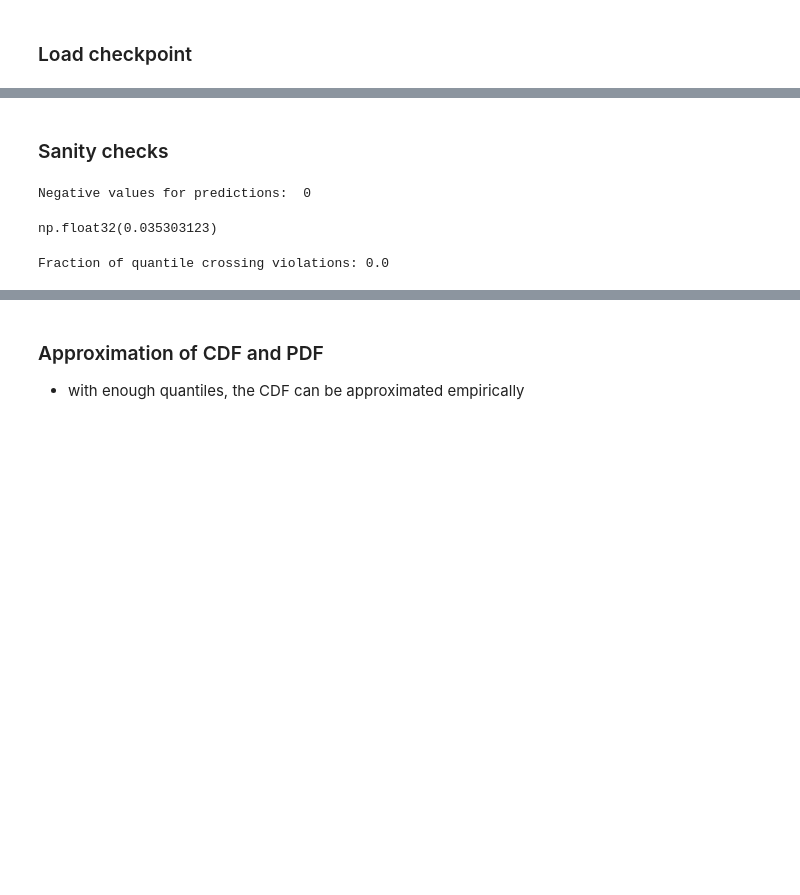
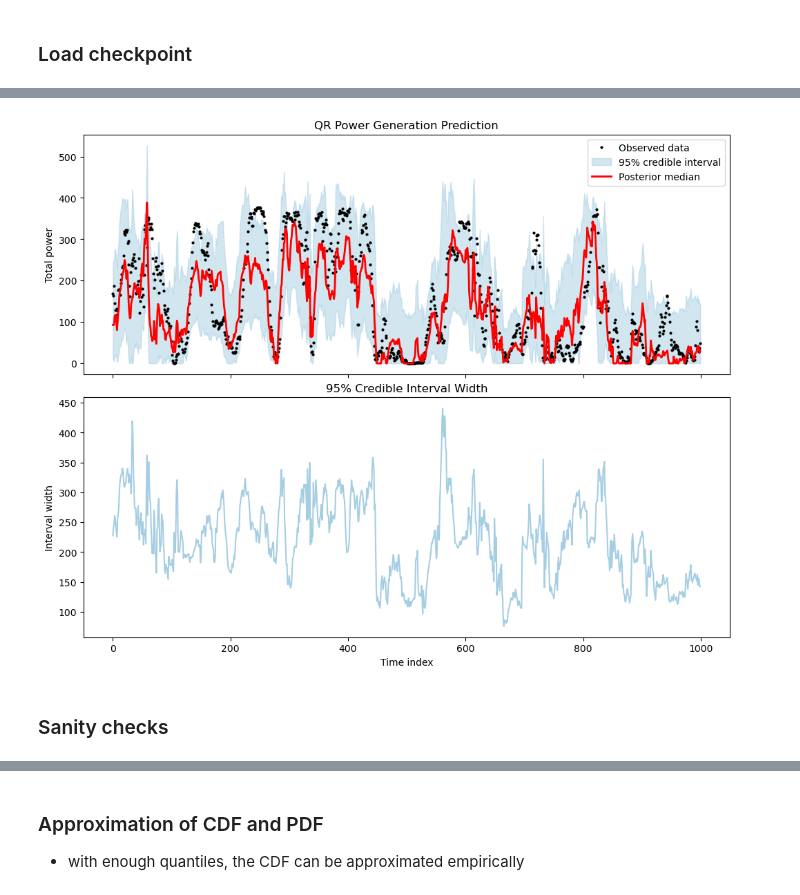
Before and after one commit to noemiwbr/master_thesis, a Jupyter notebook: notebooks/windpower_forecast_detQuantile.ipynb, the cells around one changed output, grey strips where cells are left out. Cells and saved outputs as stored; diff of their text form; code cells hidden in the pictures; blank space fills up the shorter version.

```diff
--- a/notebooks/windpower_forecast_detQuantile.ipynb
+++ b/notebooks/windpower_forecast_detQuantile.ipynb
@@ -311,15 +543,19 @@ plt.show()
+# %%
+median, lower, upper = extract_quantile_curves(
+    Y_pred_quantiles=Y_pred_single,
+    quantiles=quantiles,
+    median_q=0.5,
+    lower_q=0.02,
+    upper_q=0.98,
+)
+
+fig, axes = plot_qr_hdi_prediction(
+    Y_true=Y_test_gen,
+    conf_interval=np.column_stack([lower, upper]),
+    medians=median,
+    n_plot=1000,
+)
+# %% [output]
+[figure, added]
 # %% [markdown]
 ### Sanity checks
-# %%
-print("Negative values for predictions: ", np.sum(Y_pred < 0).item())
-# %% [output]
-Negative values for predictions:  0
-# %%
-Y_pred.min()
-# %% [output]
-np.float32(0.035303123)
-# %%
-violations = np.mean(np.diff(Y_pred, axis=1) < 0)
-print("Fraction of quantile crossing violations:", violations)
-# %% [output]
-Fraction of quantile crossing violations: 0.0
```
Also changed, not shown: parts of 45 cells of this notebook, 1 other file.
